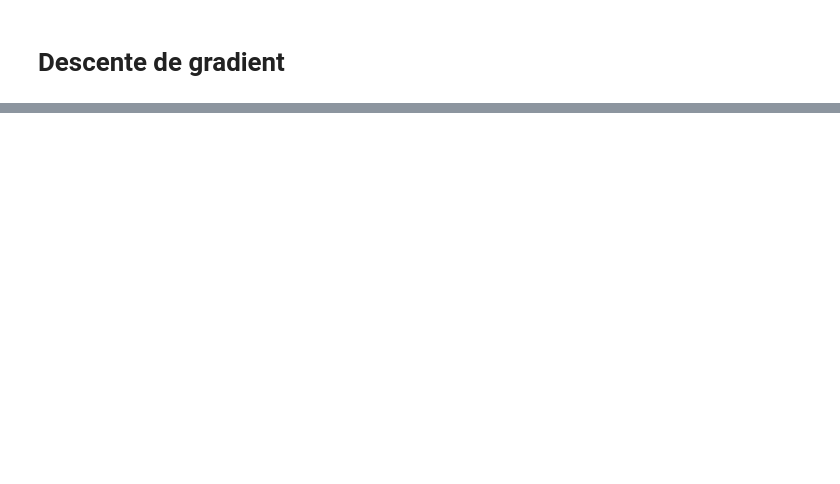
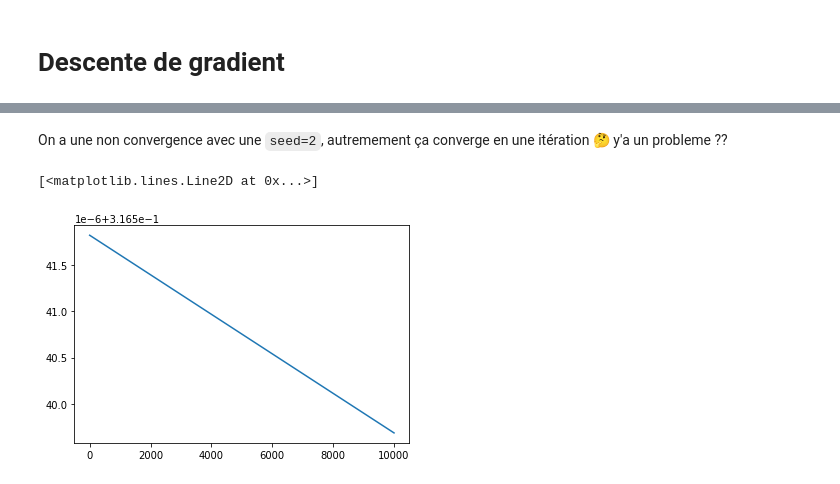
Before and after one commit to CharlesAttend/M1-S2-DAC, a Jupyter notebook: ML/TME/TME3/tme3.ipynb, the cells around one changed output, grey strips where cells are left out. Cells and saved outputs as stored; diff of their text form; code cells hidden in the pictures; blank space fills up the shorter version.

```diff
--- a/ML/TME/TME3/tme3.ipynb
+++ b/ML/TME/TME3/tme3.ipynb
@@ -82,0 +90,7 @@ ValueError: operands could not be broadcast together with shapes (1000,2) (1000,
+# %% [markdown]
+On a une non convergence avec une `seed=2`, autremement ça converge en une itération 🤔 y'a un probleme ??
+# %%
+plt.plot(loss_list)
+# %% [output]
+[<matplotlib.lines.Line2D at 0x...>]
+[figure, added]
```
Also changed, not shown: parts of 12 cells of this notebook.
